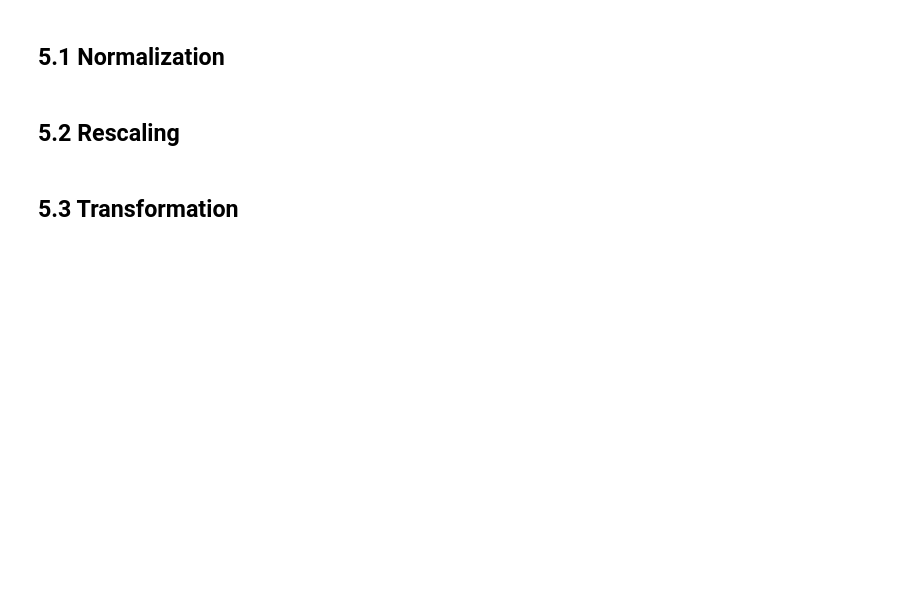
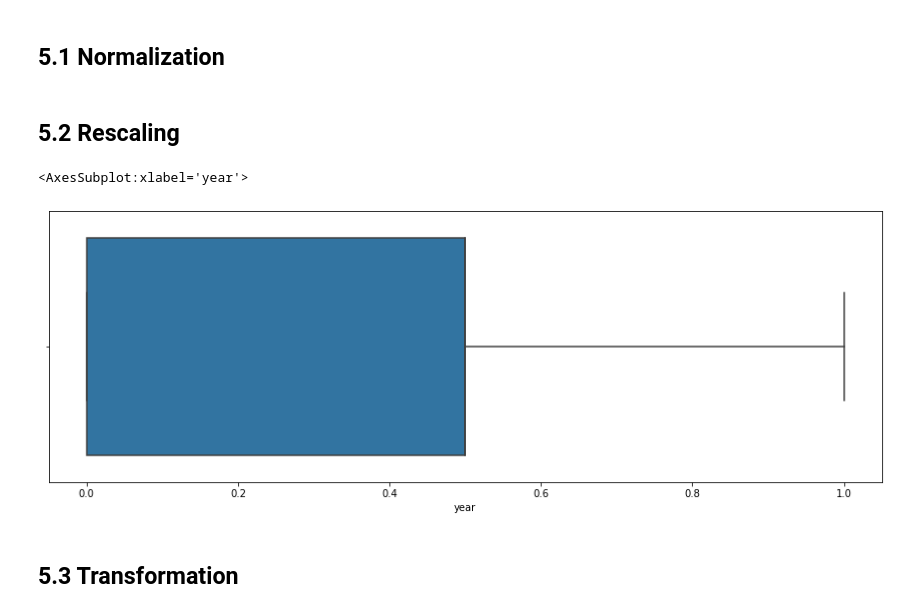
Before and after one commit to alissonlisboa/rossmann_store_sales, a Jupyter notebook: m05_v01_rossmann_sales_prediction.ipynb, the cells around one changed output. Cells and saved outputs as stored; diff of their text form; code cells hidden in the pictures; blank space fills up the shorter version.

```diff
--- a/m05_v01_rossmann_sales_prediction.ipynb
+++ b/m05_v01_rossmann_sales_prediction.ipynb
@@ -839,0 +845,6 @@ df5 = df4.copy()
+# %%
+plt.figure(figsize=(15,5))
+sns.boxplot(df5['year'])
+# %% [output]
+<AxesSubplot:xlabel='year'>
+[figure, added]
```
Also changed, not shown: parts of 8 cells of this notebook.
